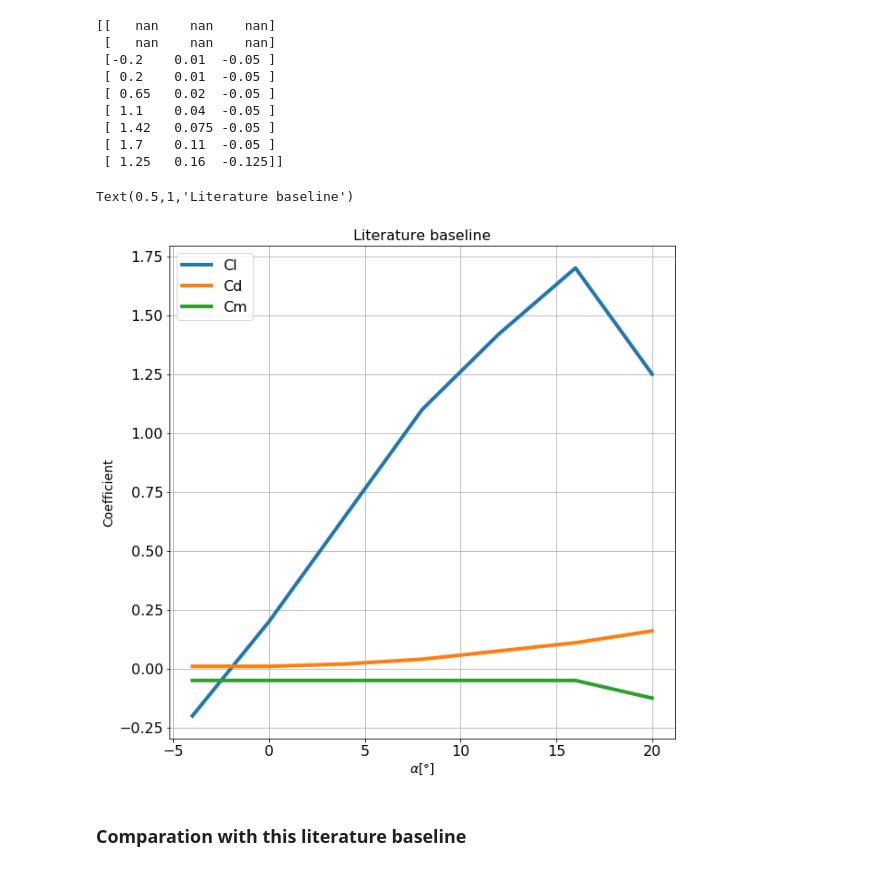
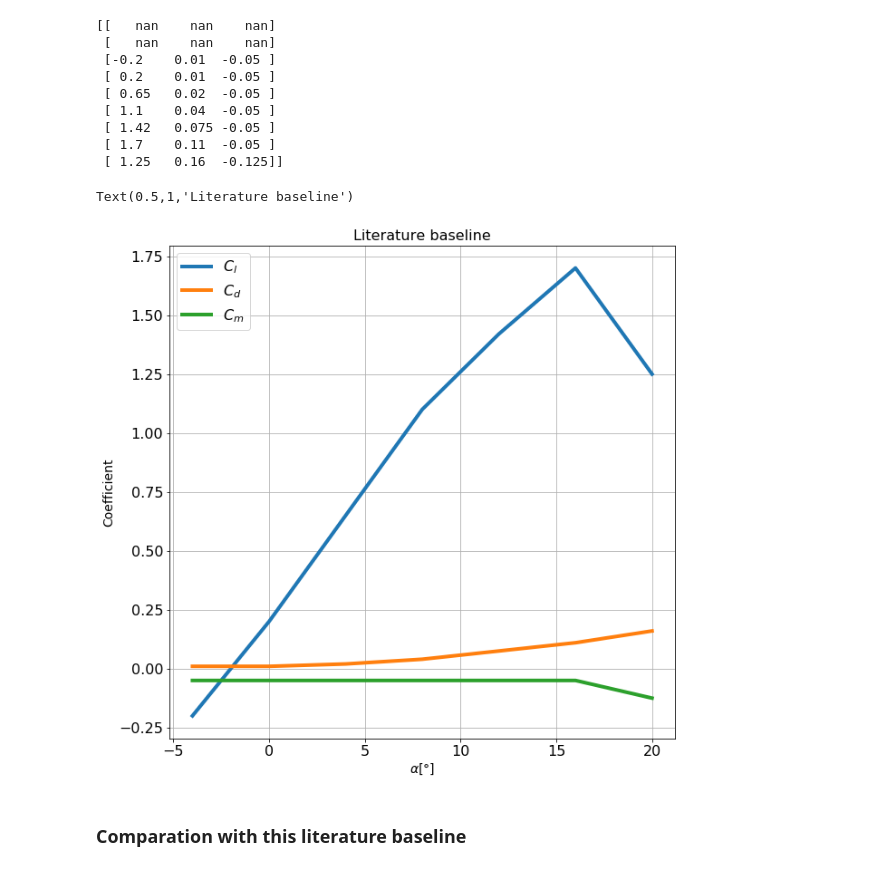
Before and after one commit to sercharpak/NFS_P2, a Jupyter notebook: NFS-P2-Comparison.ipynb, the cells around one changed output. Drawn from its saved outputs; the diff is of its cells as text; code cells hidden in the pictures.

```diff
--- a/NFS-P2-Comparison.ipynb
+++ b/NFS-P2-Comparison.ipynb
@@ -636,19 +636,21 @@ print(test)
  [ 1.25   0.16  -0.125]]
 # %%
 group_number_file, header_columns, x_literature = import_data_group(literature_file)
+#For Latex
+header_columns = ['C_l', 'C_d', 'C_m']
 # %%
 fig = plt.figure(figsize=(10,10))
 for x_arr, label in zip(x_literature.T, header_columns):
-    plt.plot(alpha, x_arr, label=label, linewidth =4)
+    plt.plot(alpha, x_arr, label=r'$'+label+'$', linewidth =4)
 plt.ylabel("Coefficient",fontsize='14')
 plt.xlabel(r'$\alpha$[$\degree$]',fontsize='14')
 plt.tick_params(labelsize=16)
 plt.legend(fontsize='16')
 plt.grid()
 plt.title("Literature baseline", fontsize='16')
 # %% [output]
 Text(0.5,1,'Literature baseline')
-[figure, old version]
+[figure, new version]
 # %% [markdown]
 ### Comparation with this literature baseline
 # %%
```
Also changed, not shown: parts of 3 cells of this notebook.
